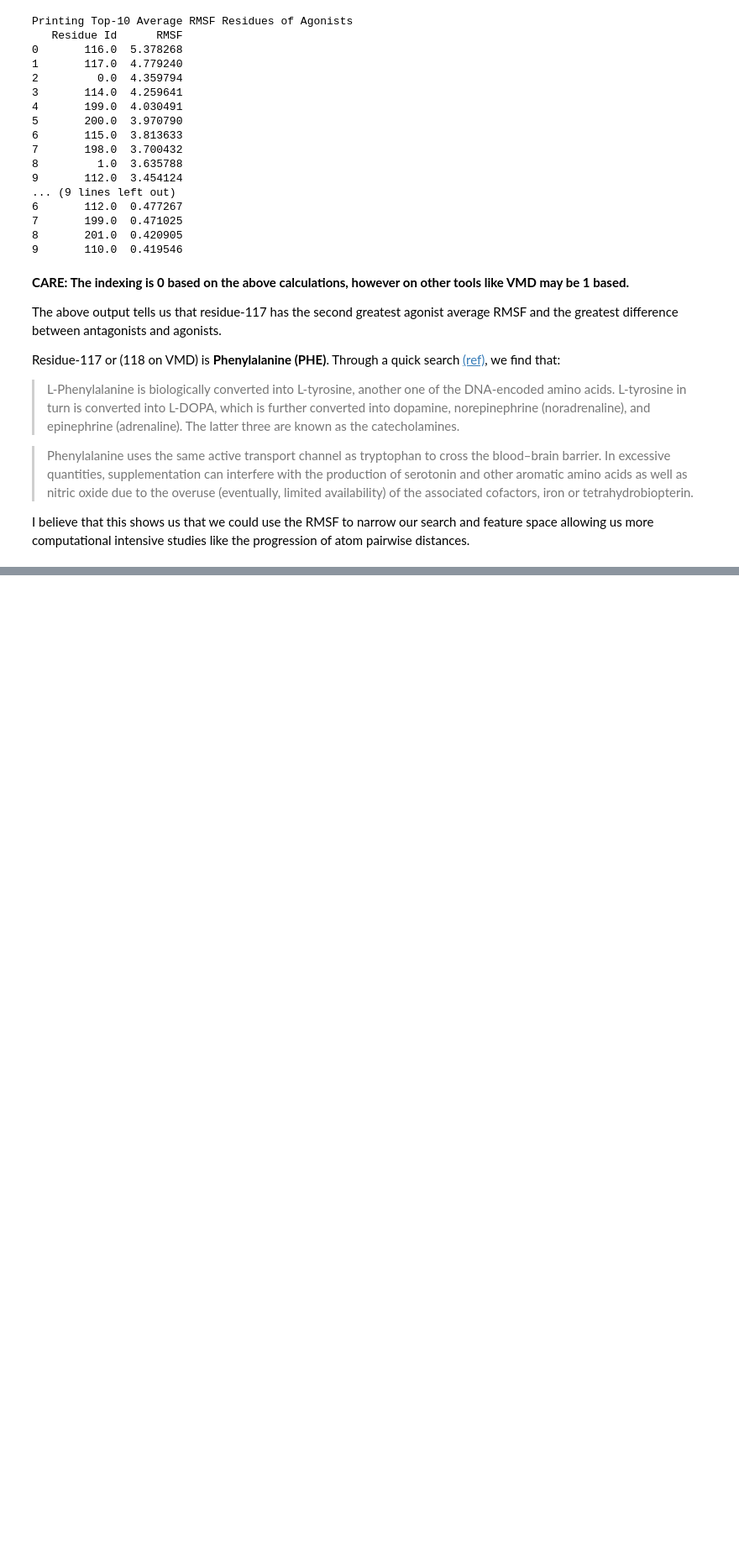
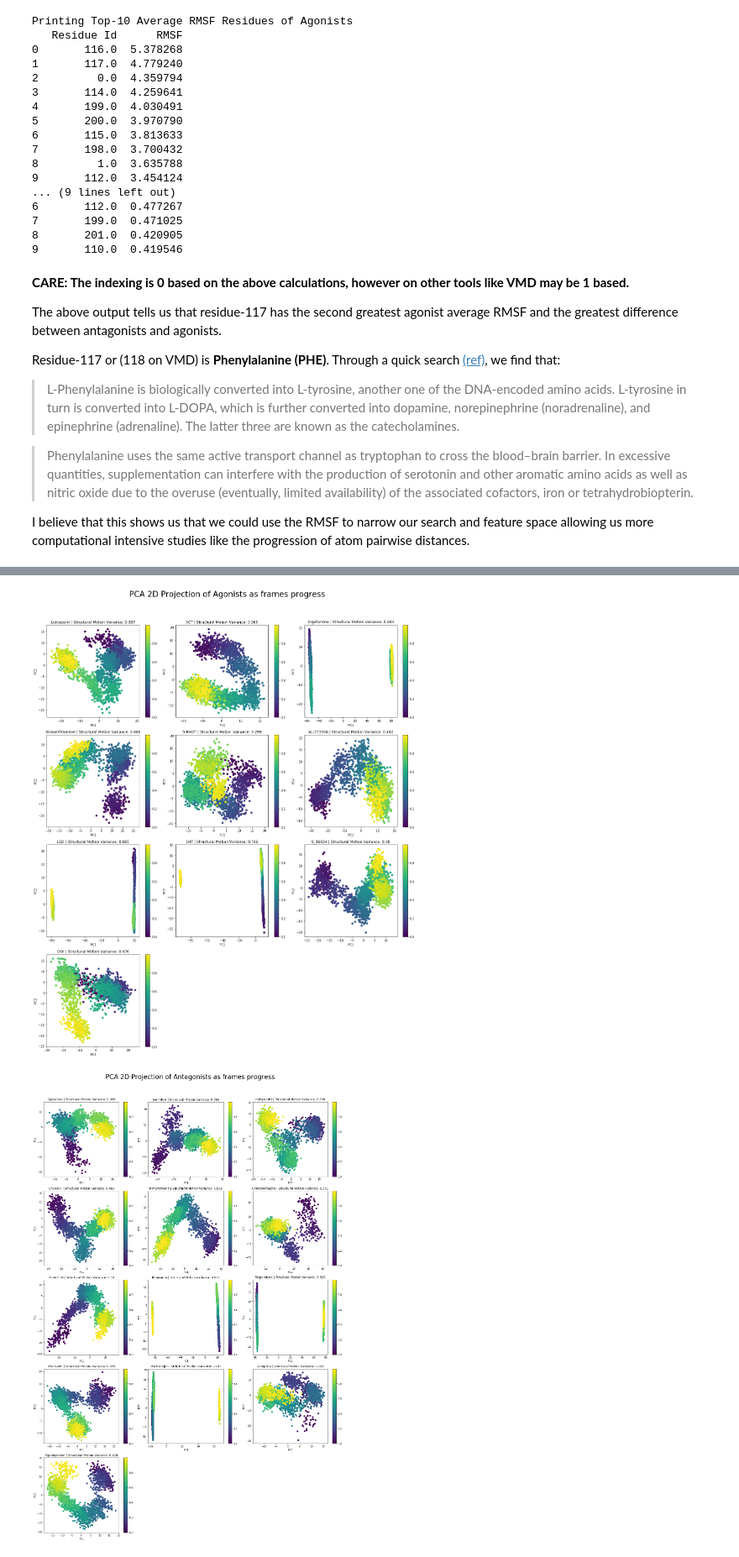
Before and after one commit to MikeXydas/MDSimsEval, a Jupyter notebook: MD_Analysis/AnalysisPipeline.ipynb, the cells around one changed output, grey strips where cells are left out. Shown at 84% size. Cells and saved outputs as stored; diff of their text form; code cells hidden in the pictures; blank space fills up the shorter version.

```diff
--- a/MD_Analysis/AnalysisPipeline.ipynb
+++ b/MD_Analysis/AnalysisPipeline.ipynb
@@ -643,0 +745,38 @@ I first plot the scree plots to examine the variance acquired for each component
+# %%
+def project_pca_on_2d(drug_type):
+    '''
+    Plots the 2d projection on the first two PCs of the atom space. The colorbar expresses the progression
+    of the frames (color0 -> frame0, color1 -> last_frame).
+    The plot is shown inside the function but if need can be easily be changed to return it.
+
+    Args:
+        drug_type (str): 'Agonists' or 'Antagonists'
+
+    '''
+    fig = plt.figure(figsize=(18, 40))
+    plot_index = 1
+
+    for which_drug in tqdm(analysis_actors_dict[drug_type]):
+        atomgroup = which_drug[1].uni.select_atoms('name CA')    # Select the atoms pca was performed on
+        pca_space_2D = which_drug[1].pca_res.transform(atomgroup, 2)    # Do the transformation on the selected atoms
+        step = 1    # Frames we are skipping for computational reasons (if step == 1 then no frame is skipped)
+
+        # Scatter Plotting
+        ax = fig.add_subplot(plot_rows, plot_cols, plot_index)
+        plt.scatter(pca_space_2D[::step, 0], pca_space_2D[::step, 1], c=np.arange(len(pca_space_2D) / step) / (len(pca_space_2D) / step), marker='o')
+        plt.xlabel('PC1')
+        plt.ylabel('PC2')
+        plt.title(f'{which_drug[1].drug_name} | Structural Motion Variance: {np.around(which_drug[1].pca_res.cumulated_variance[1], decimals=3)}')
+        plt.colorbar()    # Add the colorbar which goes from color0 to color1 as frames progress
+        plot_index += 1
+
+    fig.suptitle(f'PCA 2D Projection of {drug_type} as frames progress', fontsize=26, y = 1.03)
+    plt.tight_layout()
+    plt.show()
+
+
+project_pca_on_2d('Agonists')    # Plot the agonists projection
+project_pca_on_2d('Antagonists') # Plot the antagonists projection
+# %% [output]
+[figure, added]
+[figure, added]
```
Also changed, not shown: parts of 7 cells of this notebook.
